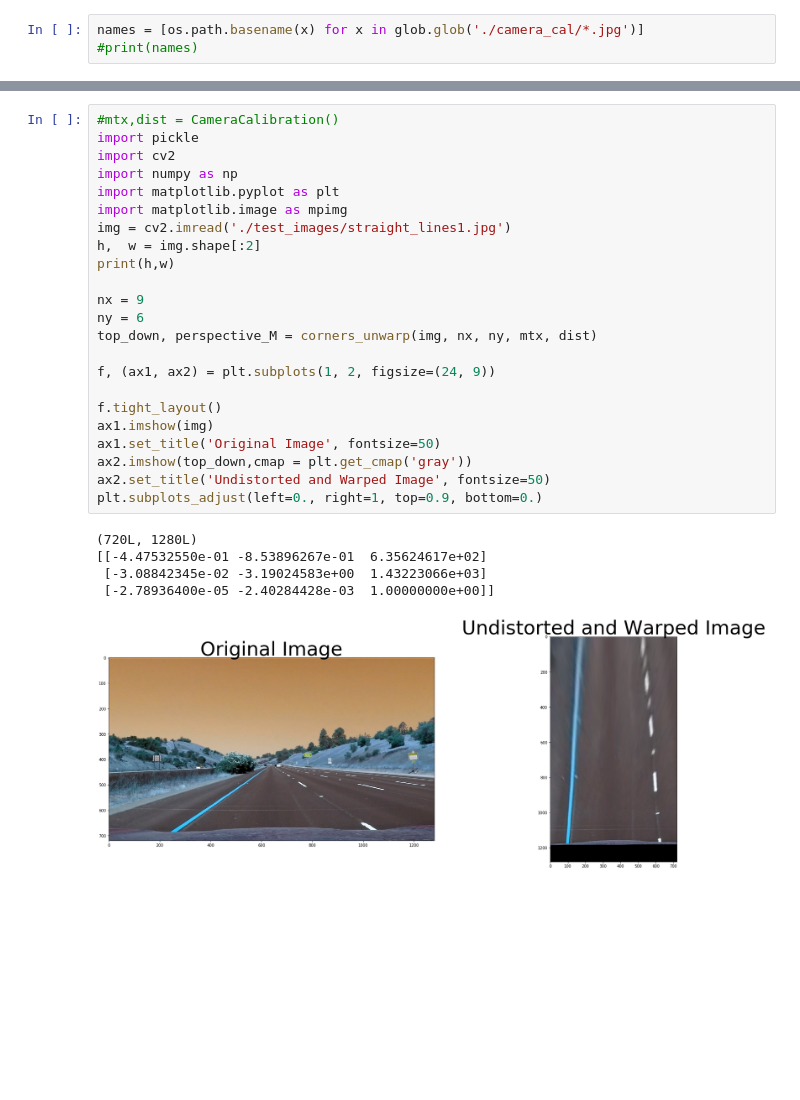
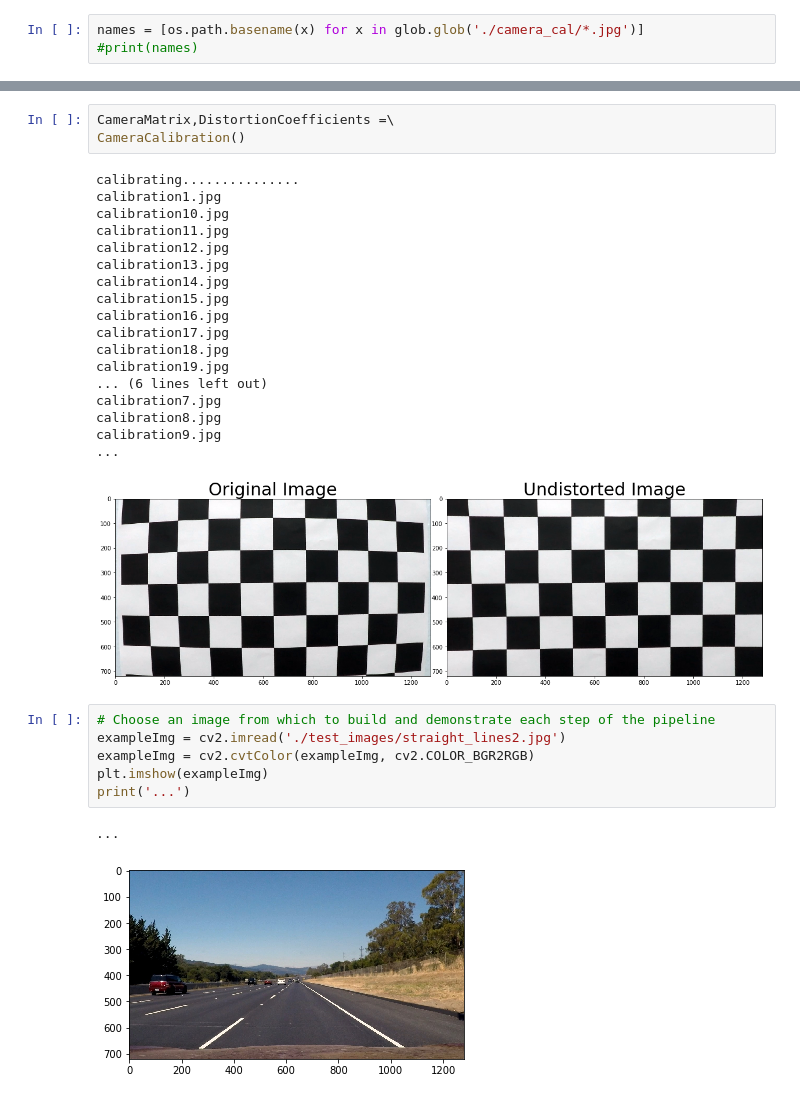
Before and after one commit to balakrishnan273818/AdvancedLaneDetection, a Jupyter notebook: example.ipynb, the cells around one changed output, grey strips where cells are left out. Drawn from its saved outputs; the diff is of its cells as text; blank space fills up the shorter version.

```diff
--- a/example.ipynb
+++ b/example.ipynb
@@ -164,29 +143,31 @@ def corners_unwarp(img, nx, ny, mtx, dist):
-# %%
-#mtx,dist = CameraCalibration()
-import pickle
-import cv2
-import numpy as np
-import matplotlib.pyplot as plt
-import matplotlib.image as mpimg
-img = cv2.imread('./test_images/straight_lines1.jpg')
-h,  w = img.shape[:2]
-print(h,w)
-
-nx = 9
-ny = 6
-top_down, perspective_M = corners_unwarp(img, nx, ny, mtx, dist)
-
-f, (ax1, ax2) = plt.subplots(1, 2, figsize=(24, 9))
-
-f.tight_layout()
-ax1.imshow(img)
-ax1.set_title('Original Image', fontsize=50)
-ax2.imshow(top_down,cmap = plt.get_cmap('gray'))
-ax2.set_title('Undistorted and Warped Image', fontsize=50)
-plt.subplots_adjust(left=0., right=1, top=0.9, bottom=0.)
-# %% [output]
-(720L, 1280L)
-[[-4.47532550e-01 -8.53896267e-01  6.35624617e+02]
- [-3.08842345e-02 -3.19024583e+00  1.43223066e+03]
- [-2.78936400e-05 -2.40284428e-03  1.00000000e+00]]
-[figure, removed]
+# %%
+CameraMatrix,DistortionCoefficients =\
+CameraCalibration()
+# %% [output]
+calibrating...............
+calibration1.jpg
+calibration10.jpg
+calibration11.jpg
+calibration12.jpg
+calibration13.jpg
+calibration14.jpg
+calibration15.jpg
+calibration16.jpg
+calibration17.jpg
+calibration18.jpg
+calibration19.jpg
+... (6 lines left out)
+calibration7.jpg
+calibration8.jpg
+calibration9.jpg
+...
+[figure, added]
+# %%
+# Choose an image from which to build and demonstrate each step of the pipeline
+exampleImg = cv2.imread('./test_images/straight_lines2.jpg')
+exampleImg = cv2.cvtColor(exampleImg, cv2.COLOR_BGR2RGB)
+plt.imshow(exampleImg)
+print('...')
+# %% [output]
+...
+[figure, added]
```
Also changed, not shown: parts of 25 cells of this notebook, 53 other files.
